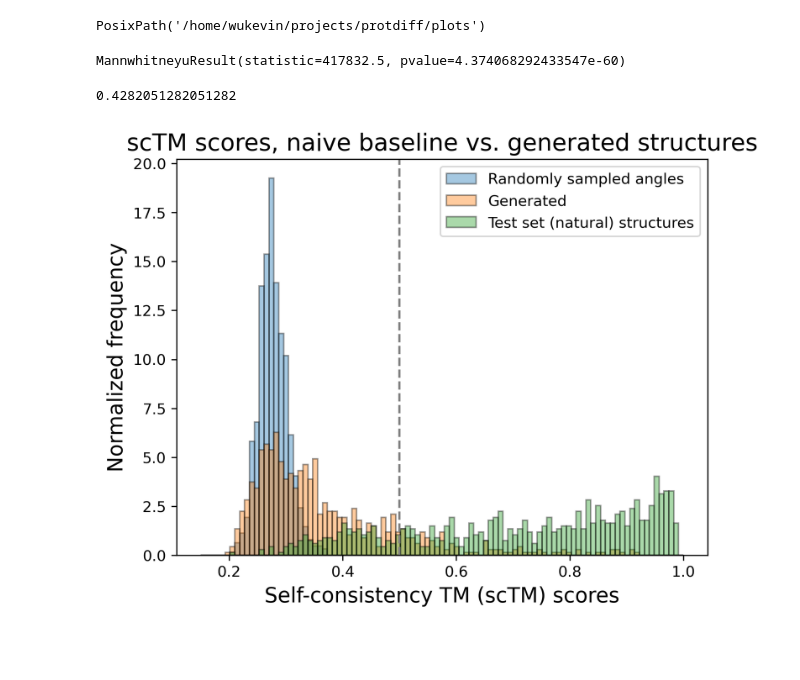
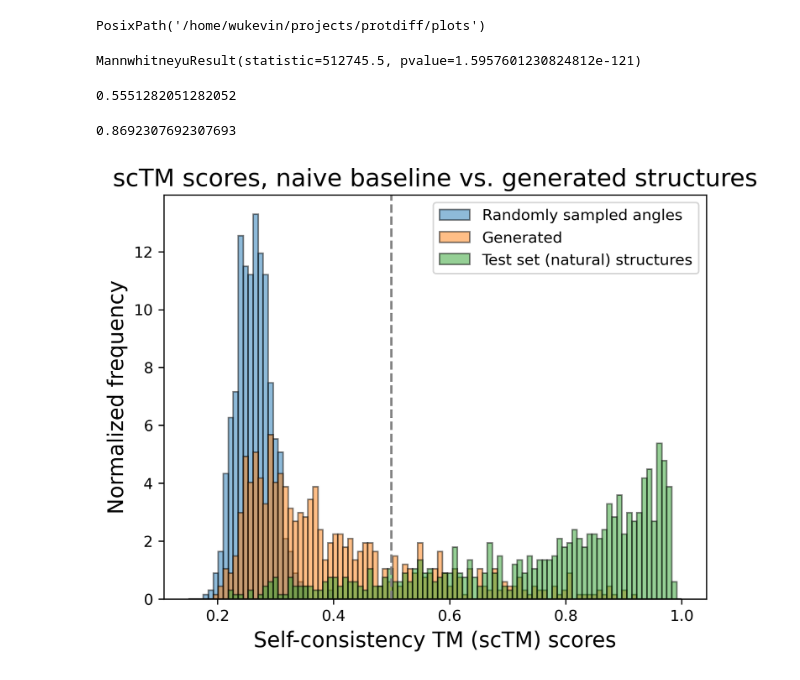
Before and after one commit to microsoft/foldingdiff, a Jupyter notebook: jupyter/random_angles_vs_generated.ipynb, the cells around one changed output. Drawn from its saved outputs; the diff is of its cells as text; code cells hidden in the pictures; blank space fills up the shorter version.

Commit message:
Update plot with ProteinMPNN results

```diff
--- a/jupyter/random_angles_vs_generated.ipynb
+++ b/jupyter/random_angles_vs_generated.ipynb
@@ -14,15 +14,16 @@ PLOT_DIR
 # %% [output]
 PosixPath('/home/wukevin/projects/protdiff/plots')
 # %%
-BASELINE_SCTM_SCORES_JSON = "/home/wukevin/projects/protdiff_results/sctm_random_baseline/sctm_scores.json"
+BASELINE_SCTM_SCORES_JSON = "/home/wukevin/projects/protdiff_results/sctm_random_baseline/sctm_scores_proteinmpnn.json"
 with open(BASELINE_SCTM_SCORES_JSON) as source:
     baseline_sctm = json.load(source)
 
-NATURAL_SCTM_SCORES_JSON = "/home/wukevin/projects/protdiff_results/sctm_baselien_distribution/baseline_sctm_scores.json"
+NATURAL_SCTM_SCORES_JSON = "/home/wukevin/projects/protdiff_results/sctm_baselien_distribution/sctm_scores_proteinmpnn.json"
 with open(NATURAL_SCTM_SCORES_JSON) as source:
     natural_sctm = json.load(source)
 
-GENERATE_SCTM_SCORES_JSON = "/home/wukevin/projects/protdiff_results/generation-cosine-epoch-1488-sweep/sctm_scores.json"
+# GENERATE_SCTM_SCORES_JSON = "/home/wukevin/projects/protdiff_results/generation-cosine-epoch-1488-sweep/sctm_scores.json"
+GENERATE_SCTM_SCORES_JSON = "/home/wukevin/projects/protdiff_results/generation-random-seed-reps/generation_seed_7344/sctm_scores_proteinmpnn.json"
 with open(GENERATE_SCTM_SCORES_JSON) as source:
     generated_sctm = json.load(source)
 # %%
@@ -36,11 +37,15 @@ stats.mannwhitneyu(
     to_arr(baseline_sctm.values()),
 )
 # %% [output]
-MannwhitneyuResult(statistic=417832.5, pvalue=4.374068292433547e-60)
+MannwhitneyuResult(statistic=512745.5, pvalue=1.5957601230824812e-121)
 # %%
 np.mean(np.array(list(natural_sctm.values())) >= 0.8)
 # %% [output]
-0.4282051282051282
+0.5551282051282052
+# %%
+np.mean(np.array(list(natural_sctm.values())) >= 0.5)
+# %% [output]
+0.8692307692307693
 # %%
 bins=np.linspace(0.15, 1.0, num=100)
 
@@ -48,34 +53,34 @@ fig, ax = plt.subplots(dpi=300)
 ax.hist(
     baseline_sctm.values(),
     bins=bins,
     label="Randomly sampled angles",
     density=True,
-    alpha=0.4,
+    alpha=0.5,
     edgecolor='black',
 )
 ax.hist(
     generated_sctm.values(),
     bins=bins,
     label="Generated",
     density=True,
-    alpha=0.4,
+    alpha=0.5,
     edgecolor='black',
 )
 ax.hist(
     natural_sctm.values(),
     bins=bins,
     label="Test set (natural) structures",
     density=True,
-    alpha=0.4,
+    alpha=0.5,
     edgecolor='black',
 )
 
 ax.legend()
 ax.set_title("scTM scores, naive baseline vs. generated structures", fontsize=16)
 ax.set_xlabel("Self-consistency TM (scTM) scores", fontsize=14)
 ax.set_ylabel("Normalized frequency", fontsize=14)
 ax.axvline(0.5, color='grey', linestyle='--')
 fig.savefig(PLOT_DIR / "sctm_scores_gen_vs_baseline.pdf", bbox_inches='tight')
 fig.show()
 # %% [output]
-[figure, old version]
+[figure, new version]
```
Also changed, not shown: 1 other file.
